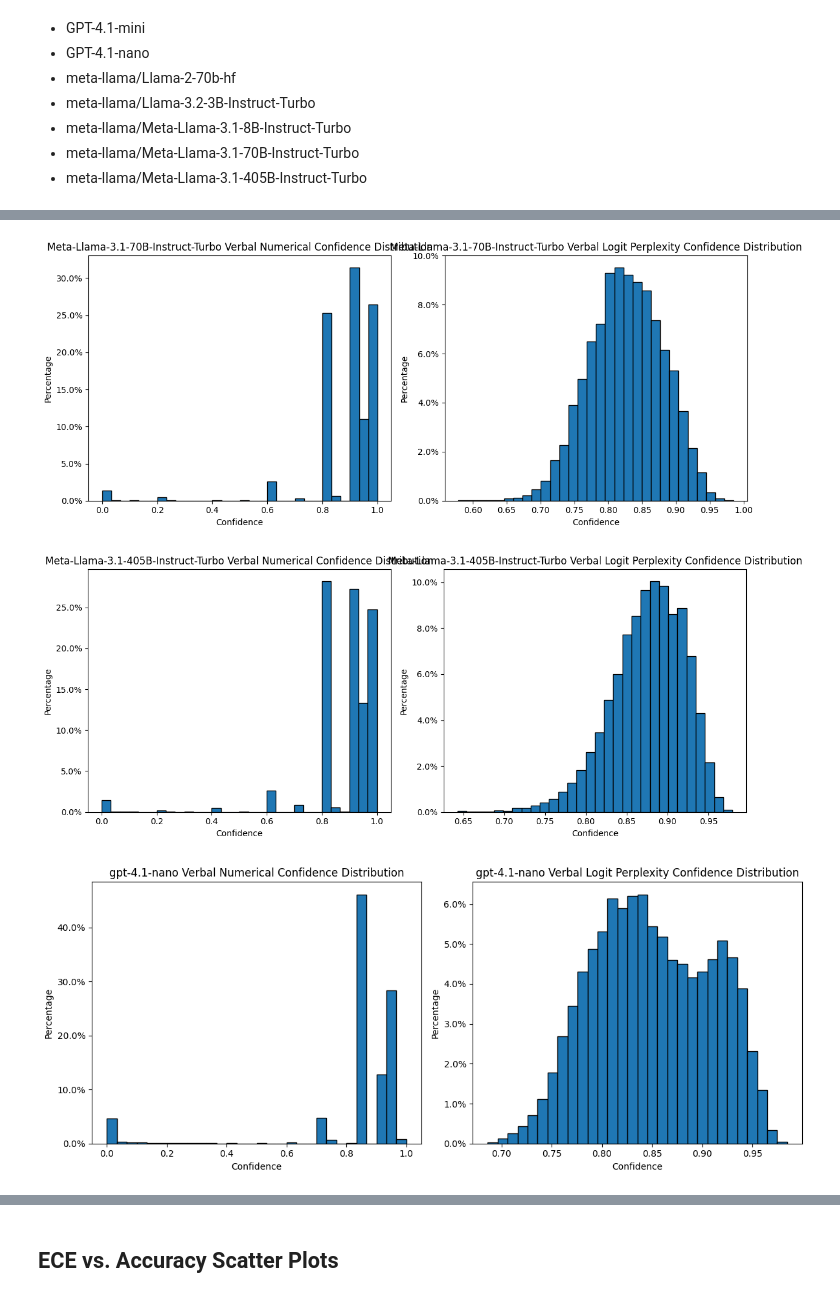
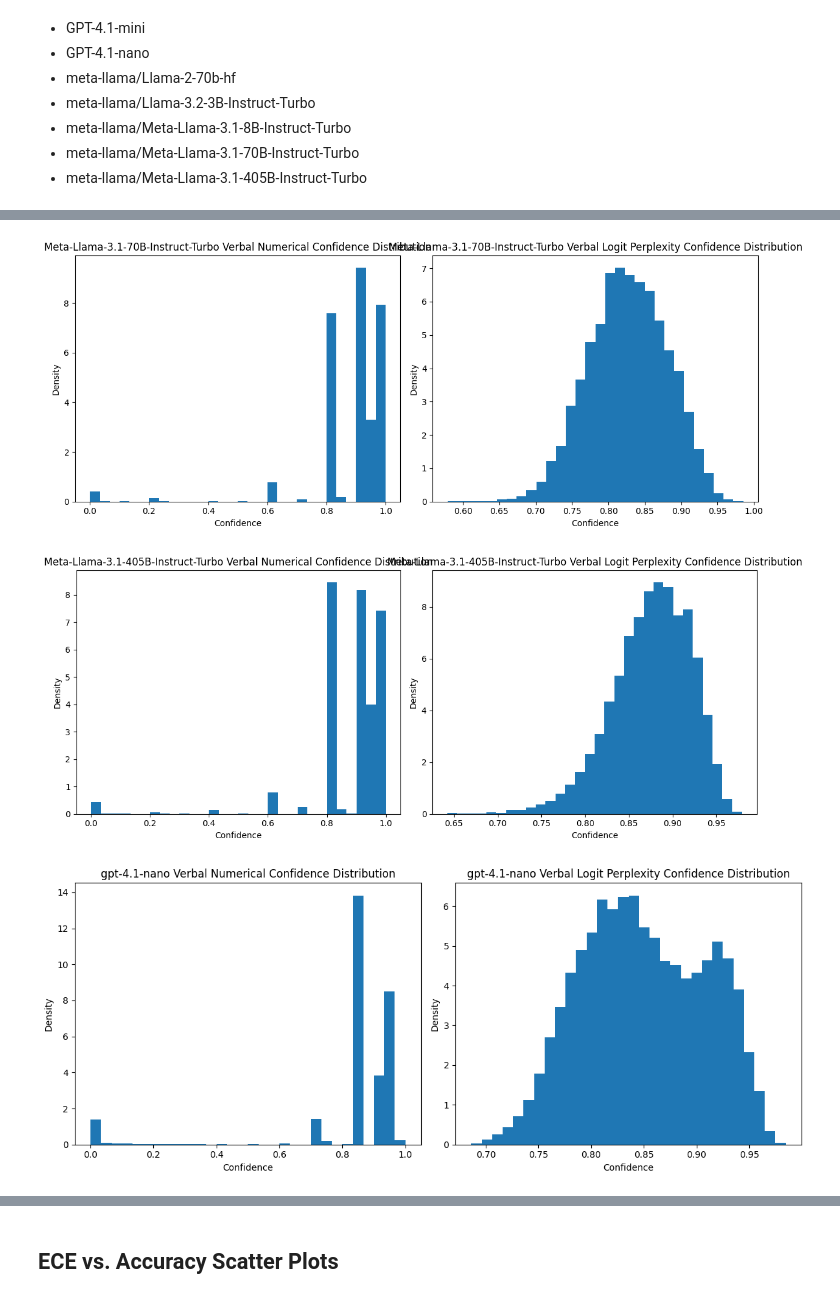
Before and after one commit to Linwei94/LLM-Calibration-Study, a Jupyter notebook: analysis/confidence_analysis.ipynb, the cells around one changed output, grey strips where cells are left out. Cells and saved outputs as stored; diff of their text form; code cells hidden in the pictures.

```diff
--- a/analysis/confidence_analysis.ipynb
+++ b/analysis/confidence_analysis.ipynb
@@ -85,18 +85,16 @@ for model in all_models:
     fig, axes = plt.subplots(1, 2, figsize=(12, 5))
 
     # First histogram
-    axes[0].hist(verbal_num, bins=30, weights=np.ones_like(verbal_num) / len(verbal_num), edgecolor='black')
-    axes[0].yaxis.set_major_formatter(plt.matplotlib.ticker.PercentFormatter(1))
+    axes[0].hist(verbal_num, density=True, bins=30)
     axes[0].set_title(f'{model} Verbal Numerical Confidence Distribution')
     axes[0].set_xlabel('Confidence')
-    axes[0].set_ylabel('Percentage')
+    axes[0].set_ylabel('Density')
 
     # Second histogram
-    axes[1].hist(logits_perp, bins=30, weights=np.ones_like(logits_perp) / len(logits_perp), edgecolor='black')
-    axes[1].yaxis.set_major_formatter(plt.matplotlib.ticker.PercentFormatter(1))
+    axes[1].hist(logits_perp, density=True, bins=30)
     axes[1].set_title(f'{model} Verbal Logit Perplexity Confidence Distribution')
     axes[1].set_xlabel('Confidence')
-    axes[1].set_ylabel('Percentage')
+    axes[1].set_ylabel('Density')
 
     plt.tight_layout()
     plt.show()
@@ -106,3 +104,3 @@ for model in all_models:
-[figure, old version]
+[figure, new version]
-[figure, old version]
+[figure, new version]
-[figure, old version]
+[figure, new version]
```
Also changed, not shown: parts of 5 cells of this notebook, 15 other files.
